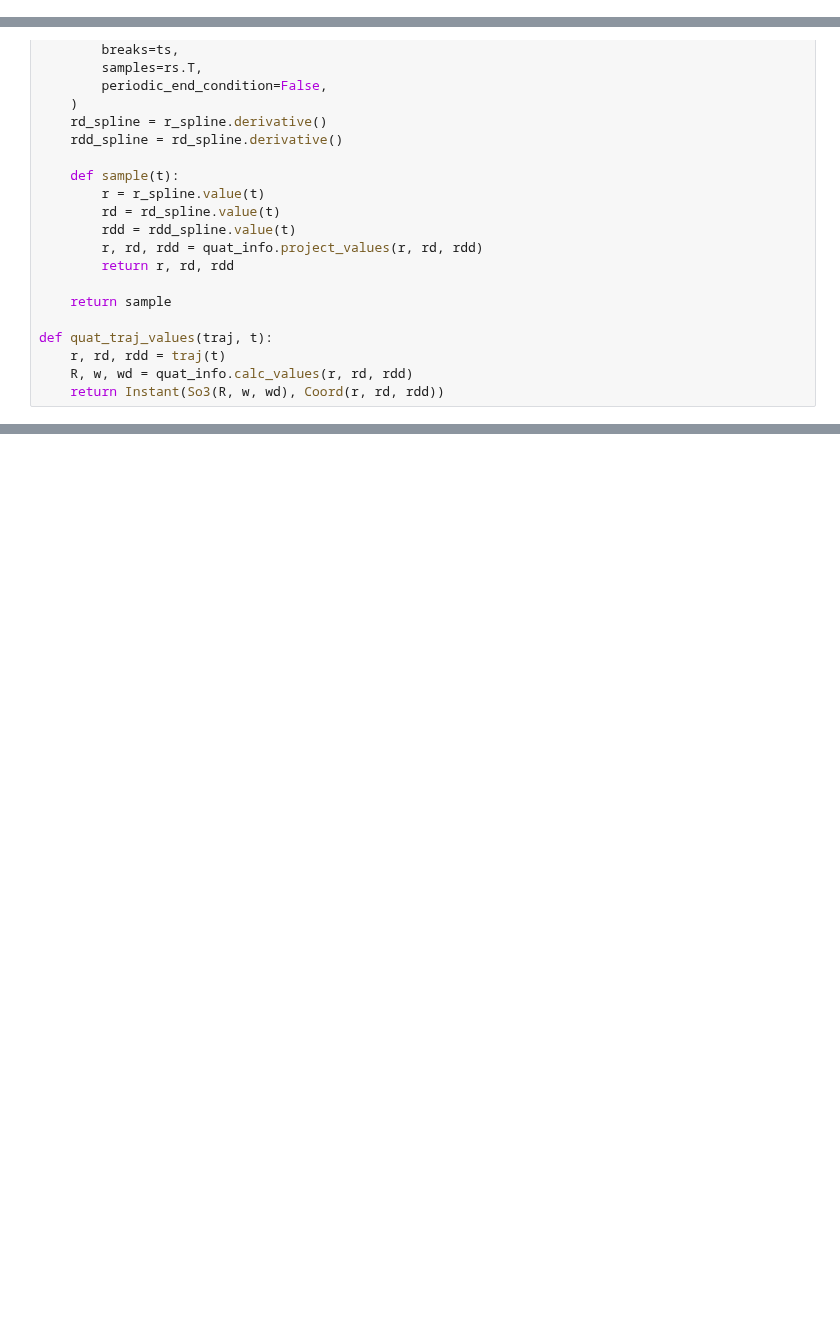
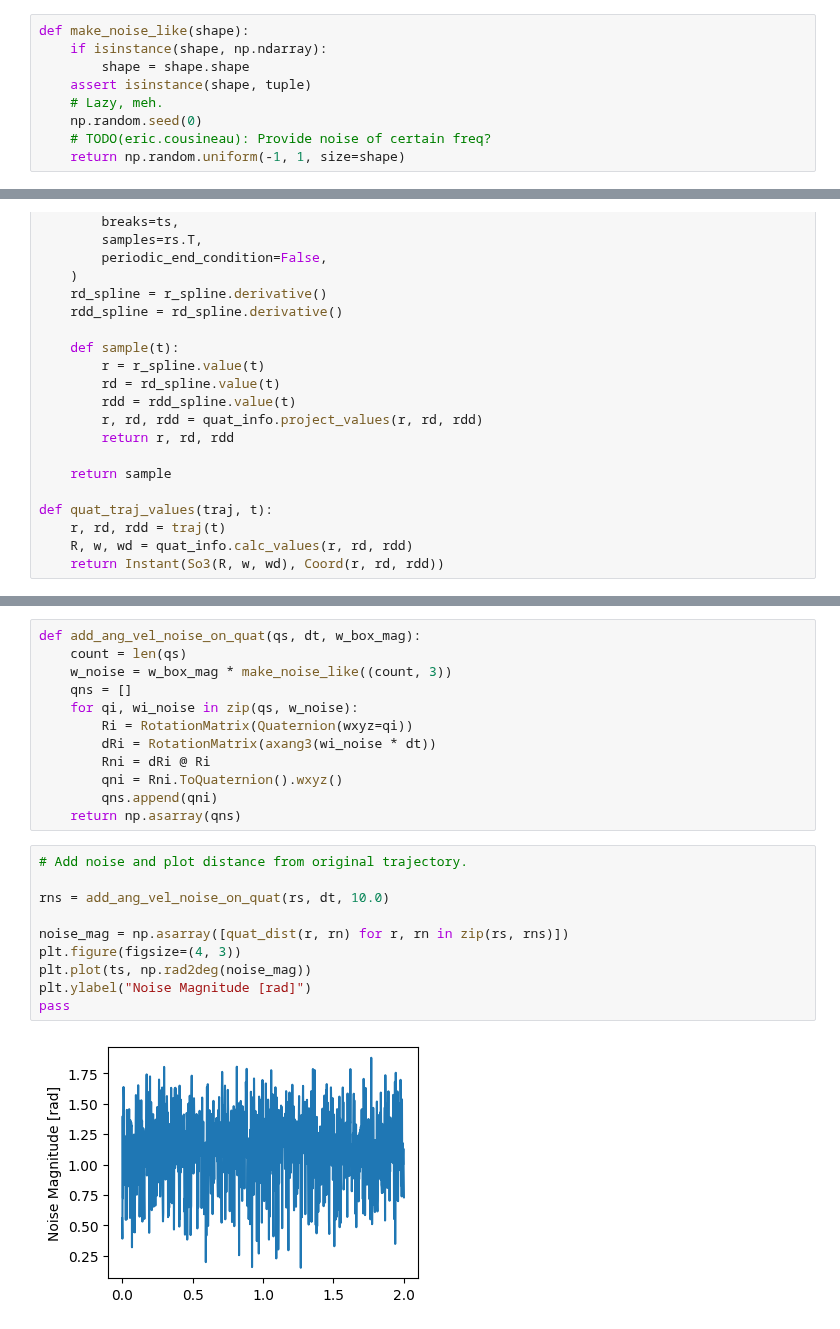
Before and after one commit to EricCousineau-TRI/repro, a Jupyter notebook: drake_stuff/notebooks/quat_trajectory_check.ipynb, the cells around one changed output, grey strips where cells are left out. Saved outputs shown, nothing was run; the diff lists cells and outputs as text; blank space fills up the shorter version.

```diff
--- a/drake_stuff/notebooks/quat_trajectory_check.ipynb
+++ b/drake_stuff/notebooks/quat_trajectory_check.ipynb
@@ -294,6 +294,15 @@ def linear_traj(t):
     func = Mult(func, min_jerk)
     r, rd, rdd = func(t)
     return r, rd, rdd
+# %%
+def make_noise_like(shape):
+    if isinstance(shape, np.ndarray):
+        shape = shape.shape
+    assert isinstance(shape, tuple)
+    # Lazy, meh.
+    np.random.seed(0)
+    # TODO(eric.cousineau): Provide noise of certain freq?
+    return np.random.uniform(-1, 1, size=shape)
 # %%
 tf = 2.0
 dt = 0.005
@@ -548,0 +588,24 @@ pass
+# %%
+def add_ang_vel_noise_on_quat(qs, dt, w_box_mag):
+    count = len(qs)
+    w_noise = w_box_mag * make_noise_like((count, 3))
+    qns = []
+    for qi, wi_noise in zip(qs, w_noise):
+        Ri = RotationMatrix(Quaternion(wxyz=qi))
+        dRi = RotationMatrix(axang3(wi_noise * dt))
+        Rni = dRi @ Ri
+        qni = Rni.ToQuaternion().wxyz()
+        qns.append(qni)
+    return np.asarray(qns)
+# %%
+# Add noise and plot distance from original trajectory.
+
+rns = add_ang_vel_noise_on_quat(rs, dt, 10.0)
+
+noise_mag = np.asarray([quat_dist(r, rn) for r, rn in zip(rs, rns)])
+plt.figure(figsize=(4, 3))
+plt.plot(ts, np.rad2deg(noise_mag))
+plt.ylabel("Noise Magnitude [rad]")
+pass
+# %% [output]
+[figure, added]
```
Also changed, not shown: parts of 10 cells of this notebook.
